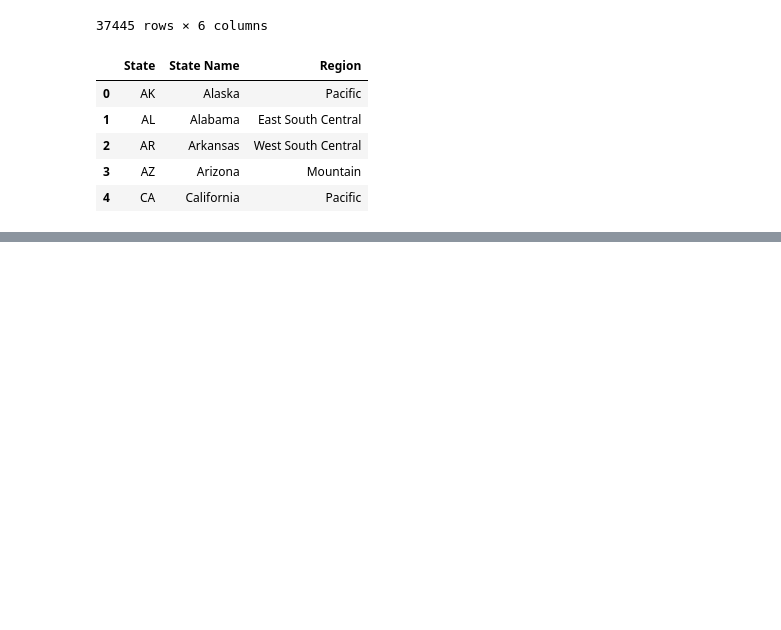
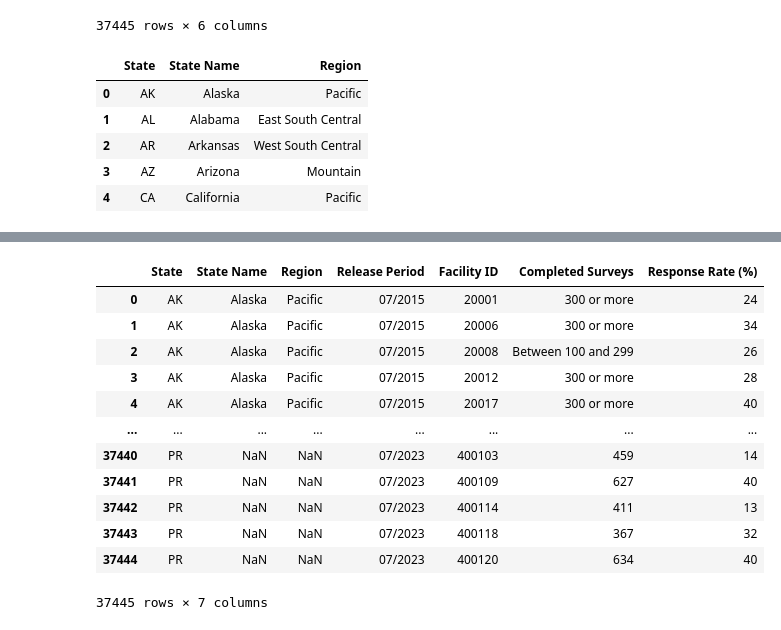
Before and after one commit to bluewallumich/EA-HCAHPS-Patient-Survey, a Jupyter notebook: HCAHPS_EA.ipynb, the cells around one changed output, grey strips where cells are left out. Cells and saved outputs as stored; diff of their text form; code cells hidden in the pictures; blank space fills up the shorter version.

Commit message:
updated dataframes
updated dataframes

```diff
--- a/HCAHPS_EA.ipynb
+++ b/HCAHPS_EA.ipynb
@@ -19,3 +20,13 @@ state_results_df = pd.read_csv('state_results.csv')
+# %%
+##For future reference put in list and iterate through list.  Might save on lines of code but unsure of speed
+#Strip Whitespace from columns
+measures_strip = measures_df.applymap(lambda x: x.strip() if isinstance(x, str) else x)
+national_results_strip_df = national_results_df.applymap(lambda x: x.strip() if isinstance(x, str) else x)
+questions_strip_df = questions_df.applymap(lambda x: x.strip() if isinstance(x, str) else x)
+reports_strip_df = reports_df.applymap(lambda x: x.strip() if isinstance(x, str) else x)
+responses_strip_df = responses_df.applymap(lambda x: x.strip() if isinstance(x, str) else x)
+states_strip_df = states_df.applymap(lambda x: x.strip() if isinstance(x, str) else x)
+state_results_strip_df = state_results_df.applymap(lambda x: x.strip() if isinstance(x, str) else x)
 # %%
 # ##names = ['measures','national_results','questions','reports','responses','states','state_results']
 # df_list = []
@@ -41,5 +52,5 @@ responses_df.head()
 | 3 | 07_2015 | AL | 10007 | Between 100 and 299 | 30 |
 | 4 | 07_2015 | AL | 10008 | Fewer than 100 | 28 |
 # %%
-responses_df['Release Period'] = responses_df['Release Period'].str.replace('_','/')
+responses_strip_df['Release Period'] = responses_strip_df['Release Period'].str.replace('_','/')
 # %%
@@ -56,9 +67,9 @@ dtype: object
 ##Remove rows and facility ID's that produced not available.  It is unclear why they are not available.
 ##Could be do to no participating, not sharing, or combination of other factors.
 
-not_available = responses_df[ (responses_df['Response Rate (%)'] == 'Not Available')].index
-responses_df.drop(not_available , inplace=True)
+not_available = responses_strip_df[ (responses_strip_df['Response Rate (%)'] == 'Not Available')].index
+responses_strip_df.drop(not_available , inplace=True)
 
-responses_df['Response Rate (%)'] = responses_df['Response Rate (%)'].astype(np.int64)
+responses_strip_df['Response Rate (%)'] = responses_strip_df['Response Rate (%)'].astype(np.int64)
 # %%
 %matplotlib inline
@@ -138,0 +163,19 @@ state_results_df.head()
+# %%
+response_merge_states = pd.merge(
+    states_strip_df, responses_strip_df, how="outer", on=["State"])
+# %%
+response_merge_states
+# %% [output]
+|  | State | State Name | Region | Release Period | Facility ID | Completed Surveys | Response Rate (%) |
+| 0 | AK | Alaska | Pacific | 07/2015 | 20001 | 300 or more | 24 |
+| 1 | AK | Alaska | Pacific | 07/2015 | 20006 | 300 or more | 34 |
+| 2 | AK | Alaska | Pacific | 07/2015 | 20008 | Between 100 and 299 | 26 |
+| 3 | AK | Alaska | Pacific | 07/2015 | 20012 | 300 or more | 28 |
+| 4 | AK | Alaska | Pacific | 07/2015 | 20017 | 300 or more | 40 |
+| ... | ... | ... | ... | ... | ... | ... | ... |
+| 37440 | PR | NaN | NaN | 07/2023 | 400103 | 459 | 14 |
+| 37441 | PR | NaN | NaN | 07/2023 | 400109 | 627 | 40 |
+| 37442 | PR | NaN | NaN | 07/2023 | 400114 | 411 | 13 |
+| 37443 | PR | NaN | NaN | 07/2023 | 400118 | 367 | 32 |
+| 37444 | PR | NaN | NaN | 07/2023 | 400120 | 634 | 40 |
+37445 rows × 7 columns
```
Also changed, not shown: parts of 12 cells of this notebook.
